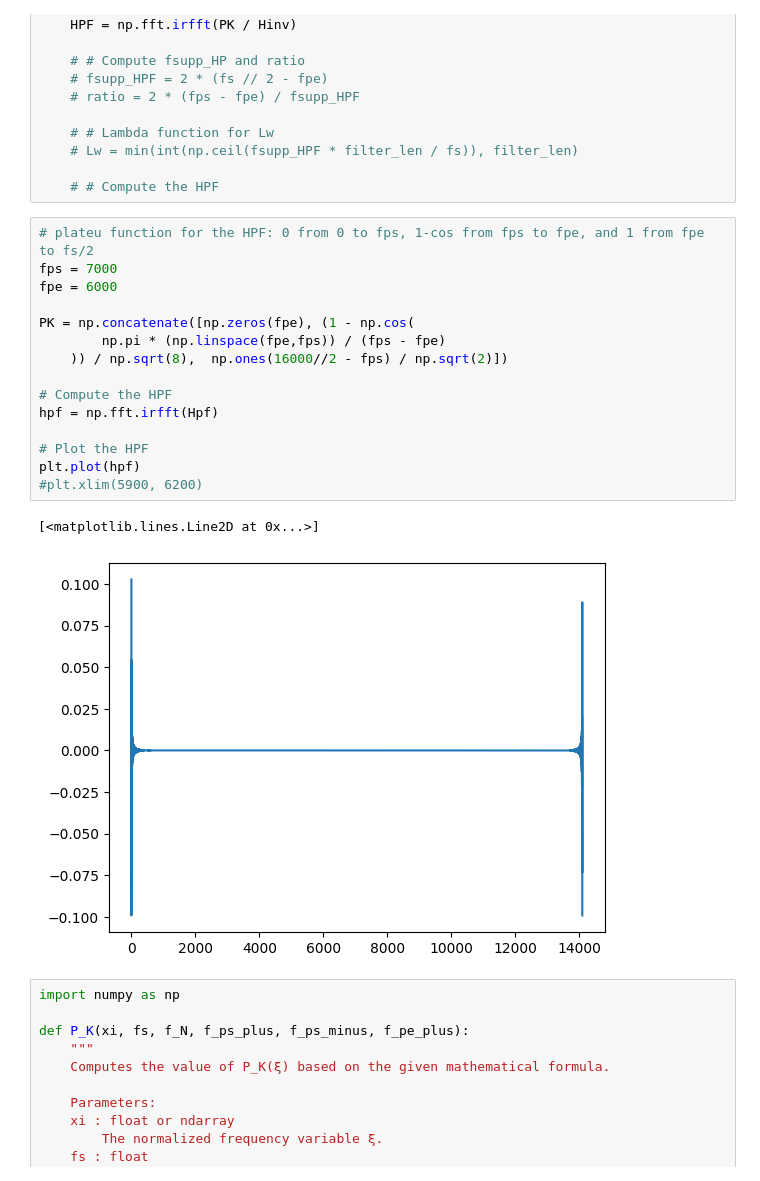
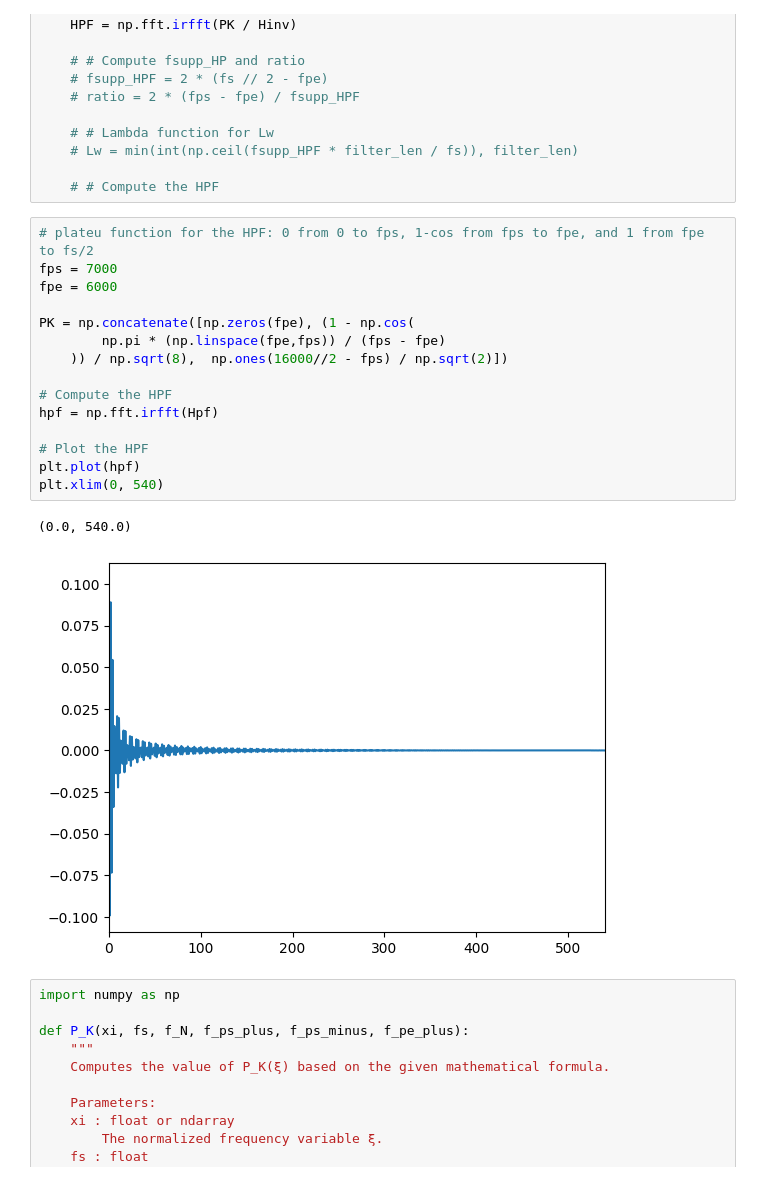
Before and after one commit to danedane-haider/HybrA-Filterbanks, a Jupyter notebook: high_pass.ipynb, the cells around one changed output. Cells and saved outputs as stored; diff of their text form.

```diff
--- a/high_pass.ipynb
+++ b/high_pass.ipynb
@@ -32,21 +32,21 @@ def audlet_HPF():
 # %%
 # plateu function for the HPF: 0 from 0 to fps, 1-cos from fps to fpe, and 1 from fpe to fs/2
 fps = 7000
 fpe = 6000
 
 PK = np.concatenate([np.zeros(fpe), (1 - np.cos(
         np.pi * (np.linspace(fpe,fps)) / (fps - fpe)
     )) / np.sqrt(8),  np.ones(16000//2 - fps) / np.sqrt(2)])
 
 # Compute the HPF
 hpf = np.fft.irfft(Hpf)
 
 # Plot the HPF
 plt.plot(hpf)
-#plt.xlim(5900, 6200)
+plt.xlim(0, 540)
 # %% [output]
-[<matplotlib.lines.Line2D at 0x...>]
+(0.0, 540.0)
-[figure, old version]
+[figure, new version]
 # %%
 import numpy as np
 
```
